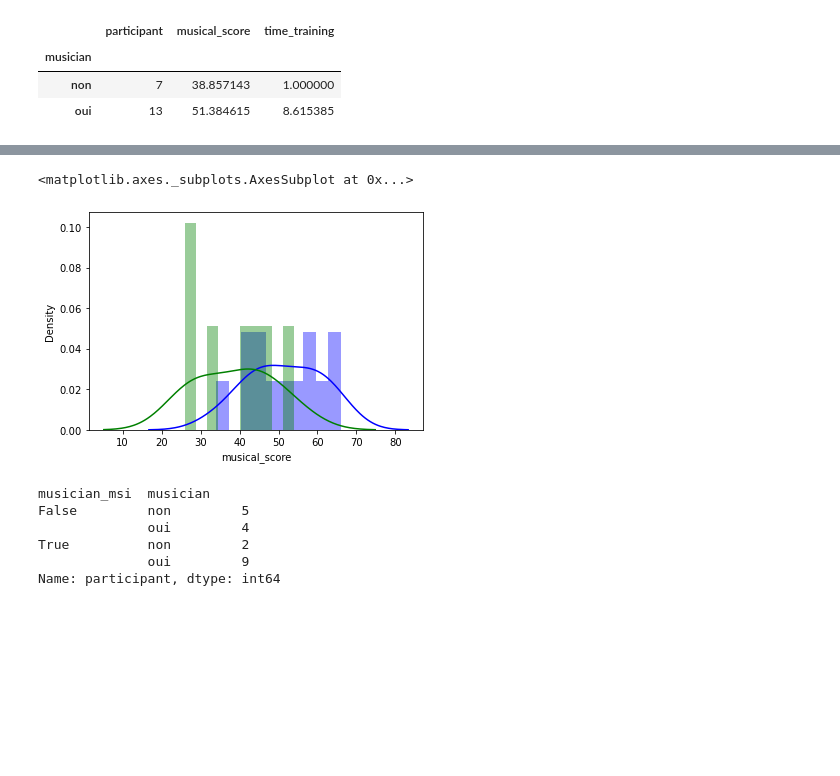
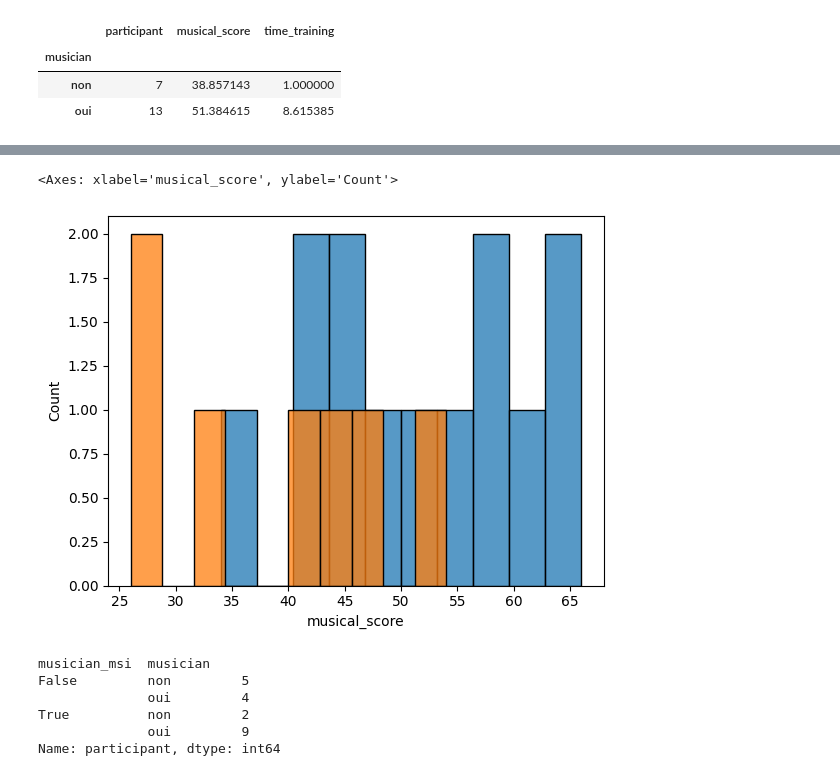
Before and after one commit to creamlab/treadmill, a Jupyter notebook: analysis/analysis.ipynb, the cells around one changed output, grey strips where cells are left out. Cells and saved outputs as stored; diff of their text form; code cells hidden in the pictures; blank space fills up the shorter version.

```diff
--- a/analysis/analysis.ipynb
+++ b/analysis/analysis.ipynb
@@ -128,10 +123,10 @@ pg.ttest(answers_msi[answers_msi.musician=='oui'].musical_score,answers_msi[answ
 | T-test | 2.666661 | 11.719178 | two-sided | 0.0209 | [2.26, 22.79] | 1.275655 | 3.724 | 0.730311 |
 # %%
-sns.distplot(answers_msi[answers_msi.musician=='oui'].groupby(['participant']).musical_score.mean(), color='b', bins=10)
-sns.distplot(answers_msi[answers_msi.musician=='non'].groupby(['participant']).musical_score.mean(), color='g', bins=10)
+sns.histplot(answers_msi[answers_msi.musician=='oui'].groupby(['participant']).musical_score.mean(),  bins=10)
+sns.histplot(answers_msi[answers_msi.musician=='non'].groupby(['participant']).musical_score.mean(),  bins=10)
 # %% [output]
-<matplotlib.axes._subplots.AxesSubplot at 0x...>
+<Axes: xlabel='musical_score', ylabel='Count'>
-[figure, old version]
+[figure, new version]
 # %%
 answers_msi['musician_msi'] = answers_msi.musical_score >= answers_msi.musical_score.median()
 answers_msi.groupby(['musician_msi','musician']).participant.count()
```
Also changed, not shown: parts of 47 cells of this notebook.
